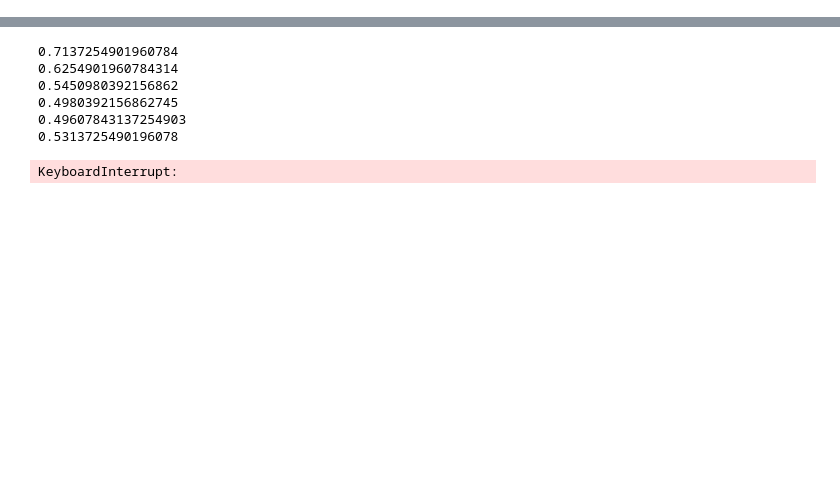
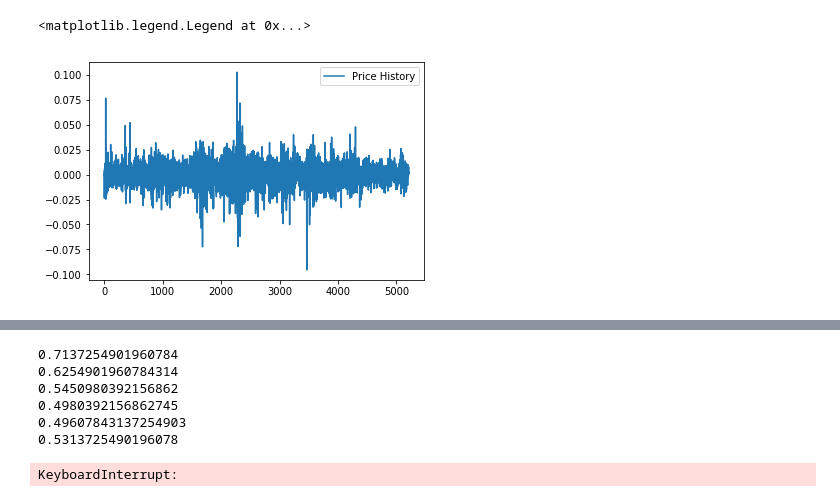
Before and after one commit to SimpleLonely/1218, a Jupyter notebook: src/lstm_r.ipynb, the cells around one changed output, grey strips where cells are left out. Drawn from its saved outputs; the diff is of its cells as text; code cells hidden in the pictures; blank space fills up the shorter version.

```diff
--- a/src/lstm_r.ipynb
+++ b/src/lstm_r.ipynb
@@ -10,7 +10,7 @@ plt.rcParams['figure.figsize'] = 16,9
 
 # read data, set index as dates, then plot price
 df = pd.read_csv('../res/input0130.csv')
-df.index = df['date']
+# df.index = df['date']
 # %%
 plt.plot(df.index, df['close'], label='Price History')
 plt.legend()
@@ -17,7 +20,10 @@ plt.legend()
 # %%
 # plot returns
-plt.plot(df['date'], df['log_r'], label='Price History')
+plt.plot(df.index, df['log_r'], label='Price History')
 plt.legend()
+# %% [output]
+<matplotlib.legend.Legend at 0x...>
+[figure, added]
 # %%
 # test some important properties
 import statsmodels.tsa.stattools as ts
```
Also changed, not shown: parts of 7 cells of this notebook, 21 other files.
